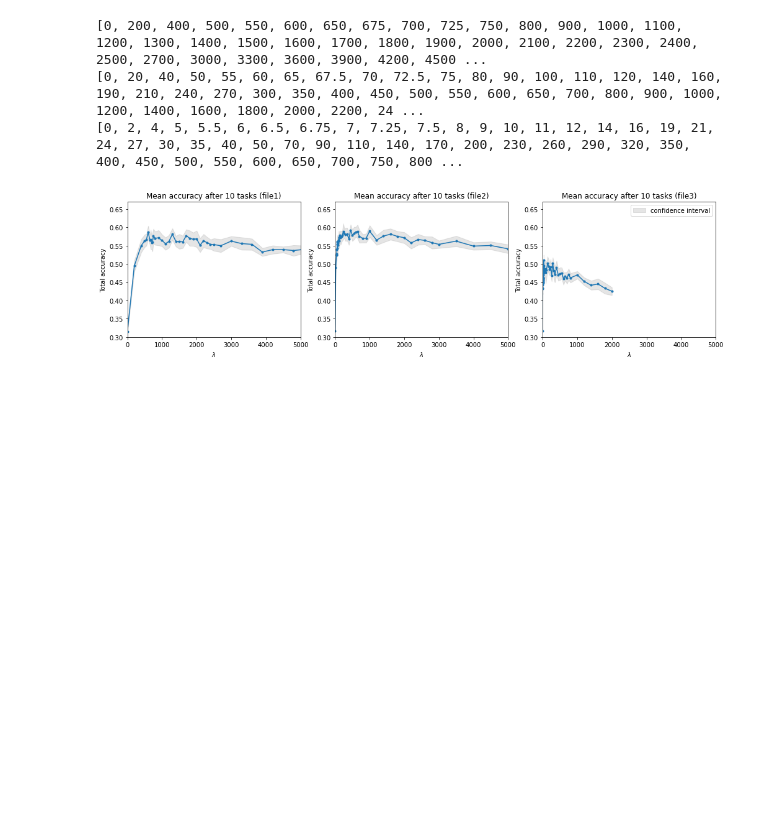
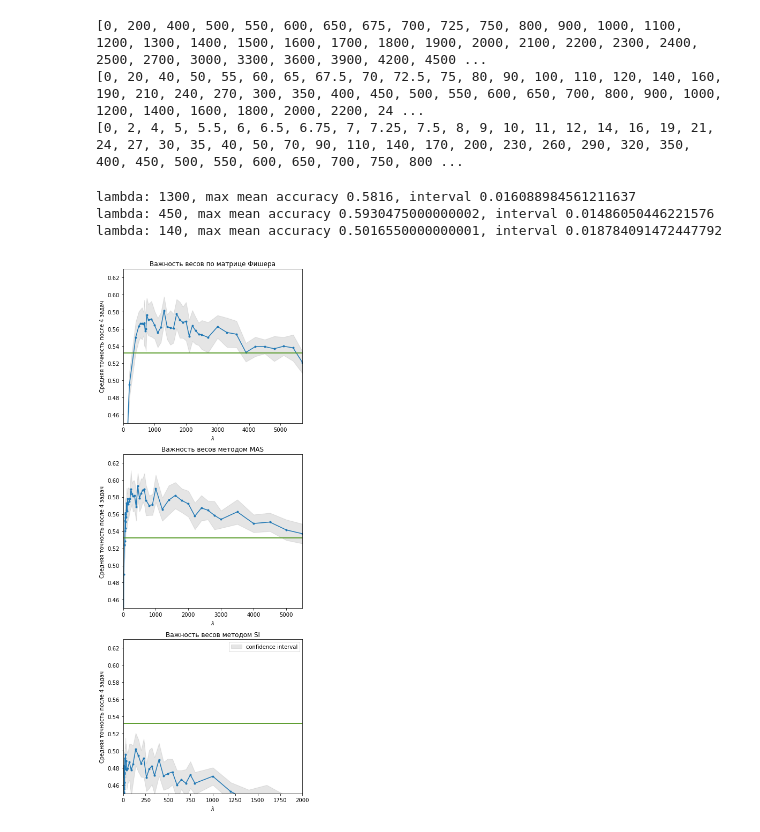
Before and after one commit to aakutalev/ewc-features, a Jupyter notebook: section3/result-plots-conv-stabilized.ipynb, the cells around one changed output. Drawn from its saved outputs; the diff is of its cells as text; code cells hidden in the pictures; blank space fills up the shorter version.

```diff
--- a/section3/result-plots-conv-stabilized.ipynb
+++ b/section3/result-plots-conv-stabilized.ipynb
@@ -123,34 +123,46 @@ print(sorted(data3.keys()))
 [0, 20, 40, 50, 55, 60, 65, 67.5, 70, 72.5, 75, 80, 90, 100, 110, 120, 140, 160, 190, 210, 240, 270, 300, 350, 400, 450, 500, 550, 600, 650, 700, 800, 900, 1000, 1200, 1400, 1600, 1800, 2000, 2200, 24 ...
 [0, 2, 4, 5, 5.5, 6, 6.5, 6.75, 7, 7.25, 7.5, 8, 9, 10, 11, 12, 14, 16, 19, 21, 24, 27, 30, 35, 40, 50, 70, 90, 110, 140, 170, 200, 230, 260, 290, 320, 350, 400, 450, 500, 550, 600, 650, 700, 750, 800 ...
 # %%
-l1 = sorted(list(data1.keys()))
+l1 = [k for k in sorted(list(data1.keys())) if k <6000]  # sorted(list(data1.keys()))
 means1 = np.asarray([np.mean(data1[l], axis=0)[3] for l in l1])
 intervals1 = np.asarray([np.std(data1[l], axis=0)[3] * student[len(data1[l])-1] / np.sqrt(len(data1[l])) for l in l1])
 
-l2 = sorted(list(data2.keys()))  # [k for k in sorted(list(data2.keys())) if k <15]
+l2 = [k for k in sorted(list(data2.keys())) if k <6000]  # sorted(list(data2.keys()))  #
 means2 = np.asarray([np.mean(data2[l], axis=0)[3] for l in l2])
 intervals2 = np.asarray([np.std(data2[l], axis=0)[3] * student[len(data2[l])-1] / np.sqrt(len(data2[l])) for l in l2])
 
-l3 = sorted(list(data3.keys()))
+l3 = [k for k in sorted(list(data3.keys())) if k <6000]  # sorted(list(data3.keys()))
 means3 = np.asarray([np.mean(data3[l], axis=0)[3] for l in l3])
 intervals3 = np.asarray([np.std(data3[l], axis=0)[3] * student[len(data3[l])-1] / np.sqrt(len(data3[l])) for l in l3])
+# %%
+for l, means, intervals in zip([l1, l2, l3], [means1, means2, means3], [intervals1, intervals2, intervals3]):
+    maxmean = max(means)
+    for idx in range(len(l)):
+        if means[idx]==maxmean: break
+    print(f'lambda: {l[idx]}, max mean accuracy {means[idx]}, interval {intervals[idx]}')
+# %% [output]
+lambda: 1300, max mean accuracy 0.5816, interval 0.016088984561211637
+lambda: 450, max mean accuracy 0.5930475000000002, interval 0.01486050446221576
+lambda: 140, max mean accuracy 0.5016550000000001, interval 0.018784091472447792
 # %%
 fig, (ax1, ax2, ax3) = plt.subplots(
-    nrows=1, ncols=3,
-    figsize=(17, 4)
+    nrows=3, ncols=1,
+    figsize=(6, 18)
 )
 for ax, means, intervals, l in zip((ax1, ax2, ax3), (means1, means2, means3), (intervals1, intervals2, intervals3), (l1,l2,l3)):
-    ax.set_ylim(0.3, 0.67)  # np.min(means-intervals), np.max(means+intervals)
-    ax.set_xlim(min(l), 5000) #max(l)
-    ax.set_ylabel('Total accuracy')
+    ax.set_ylim(0.45, 0.63)  # np.min(means-intervals), np.max(means+intervals)
+    ax.set_xlim(min(l), max(l)) #max(l)
+    ax.set_ylabel('Средняя точность после 4 задач')
     ax.set_xlabel(r'$\lambda$')
     ax.fill_between(l, means-intervals, means+intervals, color='grey', alpha=.2, label='confidence interval')
     ax.plot(l, means, marker=".")
+    ax.plot([min(l), max(l)], [0.532, 0.532])
+    ax.plot([min(l), max(l)], [0.532, 0.532])
 
-ax1.set_title('Mean accuracy after 10 tasks (file1)')
-ax2.set_title('Mean accuracy after 10 tasks (file2)')
-ax3.set_title('Mean accuracy after 10 tasks (file3)')
+ax1.set_title('Важность весов по матрице Фишера')
+ax2.set_title('Важность весов методом MAS')
+ax3.set_title('Важность весов методом SI')
 plt.legend()
 plt.show()
 # %% [output]
-[figure, old version]
+[figure, new version]
```
Also changed, not shown: 5 other files.
